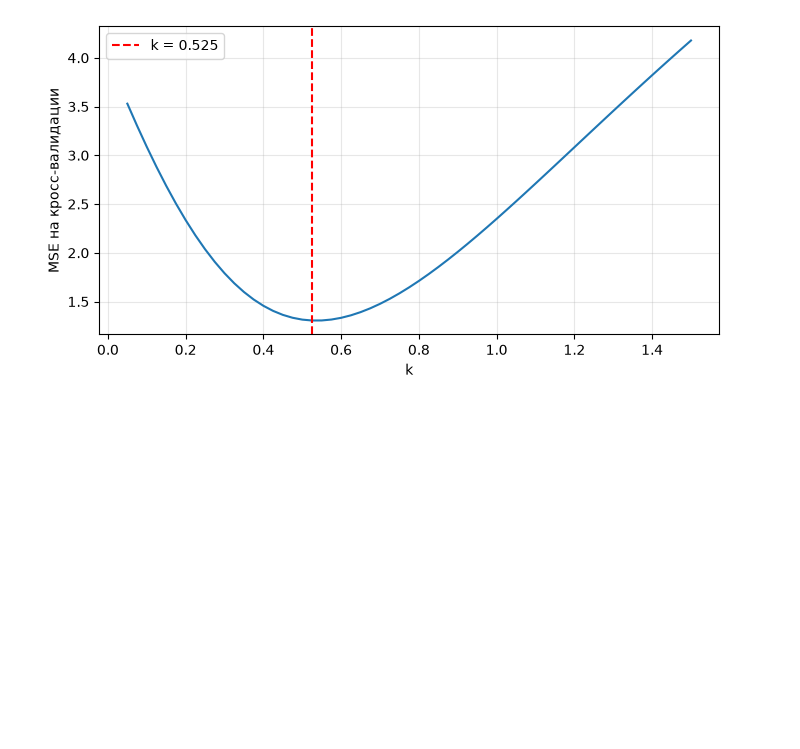
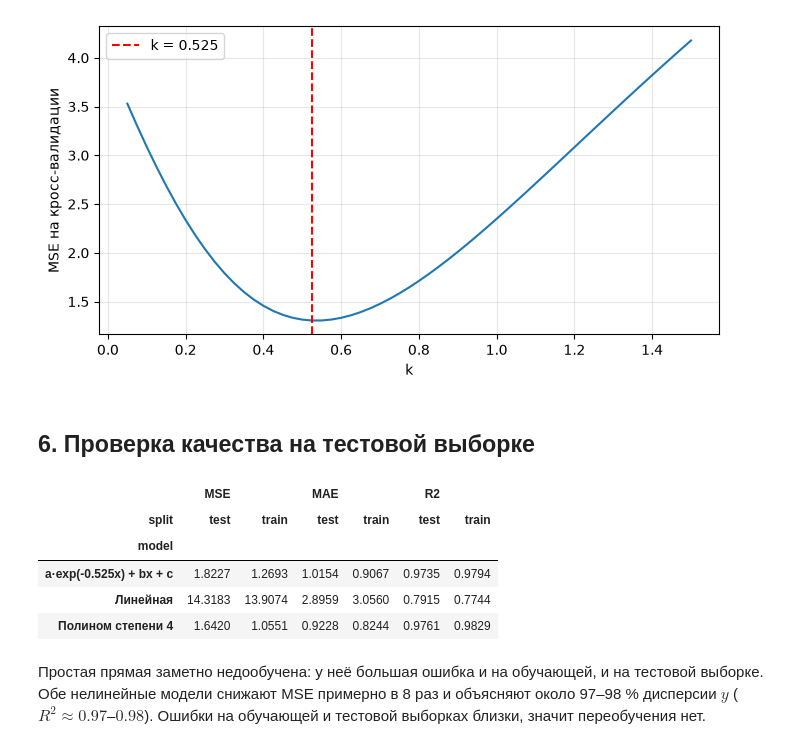
Before and after one commit to calculation-methods/ml, a Jupyter notebook: stud/vasyutinskiy/lab1.ipynb, the cells around one changed output. Saved outputs shown, nothing was run; the diff lists cells and outputs as text; code cells hidden in the pictures; blank space fills up the shorter version.

Commit message:
Lab1: evaluate models on test set
Co-Authored-By: Claude Opus 5.5 <noreply@anthropic.com>

```diff
--- a/stud/vasyutinskiy/lab1.ipynb
+++ b/stud/vasyutinskiy/lab1.ipynb
@@ -215,3 +215,25 @@ ax.grid(alpha=0.3)
 plt.show()
 # %% [output]
 [figure]
+# %% [markdown]
+## 6. Проверка качества на тестовой выборке
+# %%
+models = {
+    'Линейная': linear,
+    f'Полином степени {best_degree}': poly_model,
+    f'a·exp(-{best_k}x) + bx + c': exp_model,
+}
+
+metrics = pd.DataFrame([row for name, model in models.items() for row in evaluate(model, name)])
+metrics.pivot(index='model', columns='split', values=['MSE', 'MAE', 'R2']).round(4)
+# %% [output]
+|  | MSE |  | MAE |  | R2 |  |
+| split | test | train | test | train | test | train |
+| model |  |  |  |  |  |  |
+| a·exp(-0.525x) + bx + c | 1.8227 | 1.2693 | 1.0154 | 0.9067 | 0.9735 | 0.9794 |
+| Линейная | 14.3183 | 13.9074 | 2.8959 | 3.0560 | 0.7915 | 0.7744 |
+| Полином степени 4 | 1.6420 | 1.0551 | 0.9228 | 0.8244 | 0.9761 | 0.9829 |
+# %% [markdown]
+Простая прямая заметно недообучена: у неё большая ошибка и на обучающей, и на тестовой выборке.
+Обе нелинейные модели снижают MSE примерно в 8 раз и объясняют около 97–98 % дисперсии $y$ ($R^2 \approx 0.97$–$0.98$).
+Ошибки на обучающей и тестовой выборках близки, значит переобучения нет.
```
